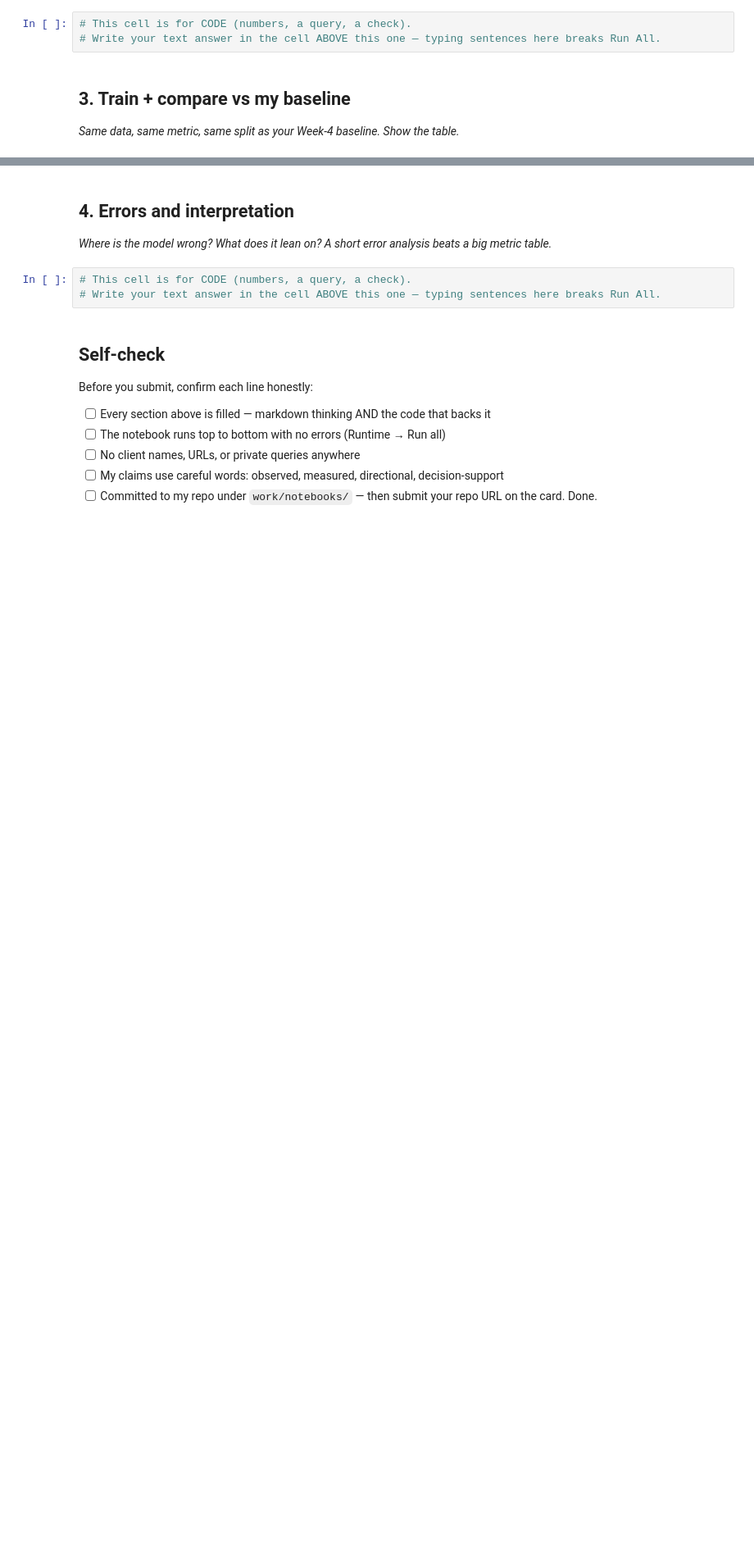
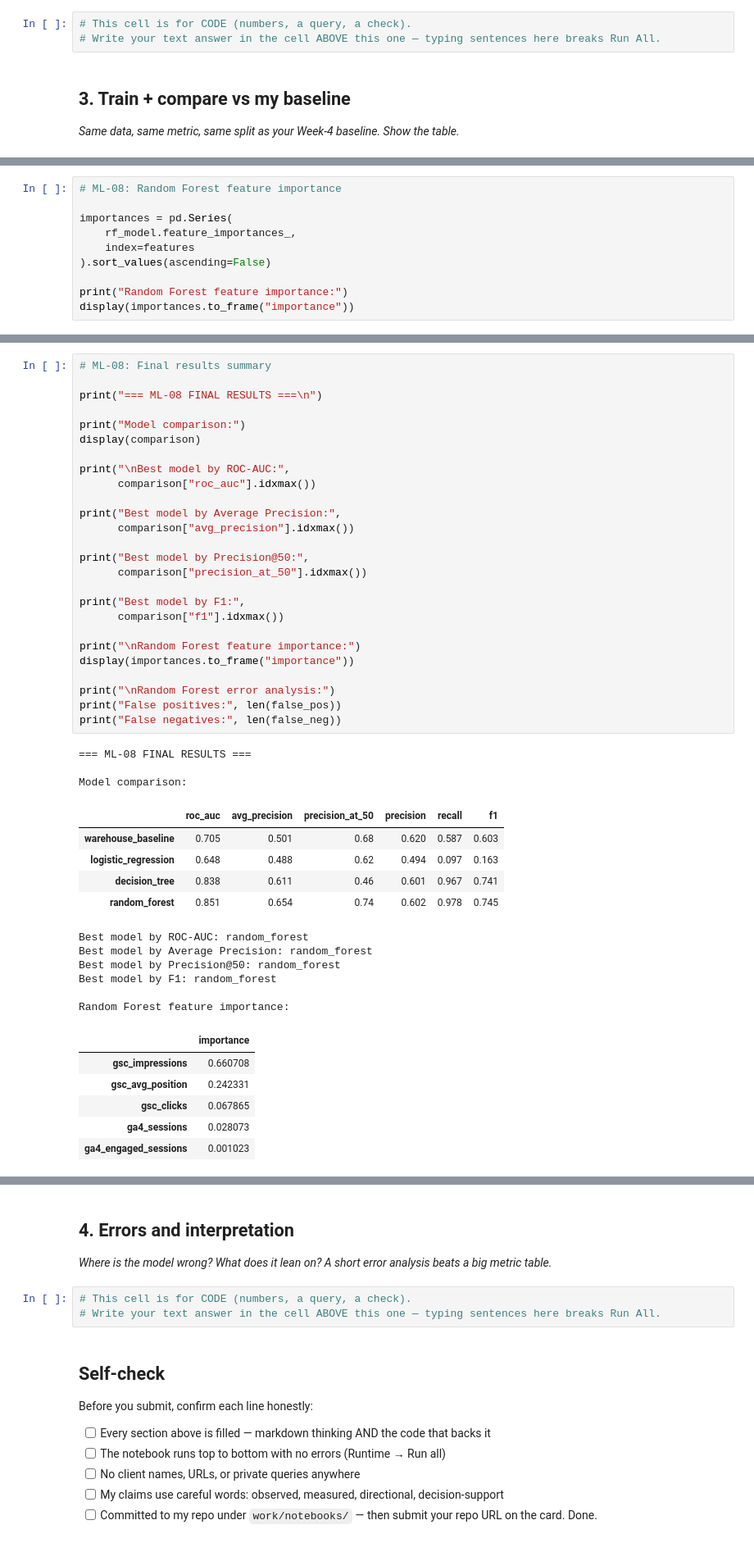
Before and after one commit to aleezafatima-21/Aleeza-flyrank-ml-internship, a Jupyter notebook: work/notebooks/w05_model.ipynb, the cells around one changed output, grey strips where cells are left out. Shown at 82% size. Drawn from its saved outputs; the diff is of its cells as text; blank space fills up the shorter version.

```diff
--- a/work/notebooks/w05_model.ipynb
+++ b/work/notebooks/w05_model.ipynb
@@ -29,0 +726,10 @@ This skeleton is yours to fill. Work the sections **in order** — each one has
+# %%
+# ML-08: Random Forest feature importance
+
+importances = pd.Series(
+    rf_model.feature_importances_,
+    index=features
+).sort_values(ascending=False)
+
+print("Random Forest feature importance:")
+display(importances.to_frame("importance"))
@@ -29,0 +744,47 @@ This skeleton is yours to fill. Work the sections **in order** — each one has
+# %%
+# ML-08: Final results summary
+
+print("=== ML-08 FINAL RESULTS ===\n")
+
+print("Model comparison:")
+display(comparison)
+
+print("\nBest model by ROC-AUC:",
+      comparison["roc_auc"].idxmax())
+
+print("Best model by Average Precision:",
+      comparison["avg_precision"].idxmax())
+
+print("Best model by Precision@50:",
+      comparison["precision_at_50"].idxmax())
+
+print("Best model by F1:",
+      comparison["f1"].idxmax())
+
+print("\nRandom Forest feature importance:")
+display(importances.to_frame("importance"))
+
+print("\nRandom Forest error analysis:")
+print("False positives:", len(false_pos))
+print("False negatives:", len(false_neg))
+# %% [output]
+=== ML-08 FINAL RESULTS ===
+
+Model comparison:
+|  | roc_auc | avg_precision | precision_at_50 | precision | recall | f1 |
+| warehouse_baseline | 0.705 | 0.501 | 0.68 | 0.620 | 0.587 | 0.603 |
+| logistic_regression | 0.648 | 0.488 | 0.62 | 0.494 | 0.097 | 0.163 |
+| decision_tree | 0.838 | 0.611 | 0.46 | 0.601 | 0.967 | 0.741 |
+| random_forest | 0.851 | 0.654 | 0.74 | 0.602 | 0.978 | 0.745 |
+Best model by ROC-AUC: random_forest
+Best model by Average Precision: random_forest
+Best model by Precision@50: random_forest
+Best model by F1: random_forest
+
+Random Forest feature importance:
+|  | importance |
+| gsc_impressions | 0.660708 |
+| gsc_avg_position | 0.242331 |
+| gsc_clicks | 0.067865 |
+| ga4_sessions | 0.028073 |
+| ga4_engaged_sessions | 0.001023 |
```
Also changed, not shown: parts of 19 cells of this notebook.
